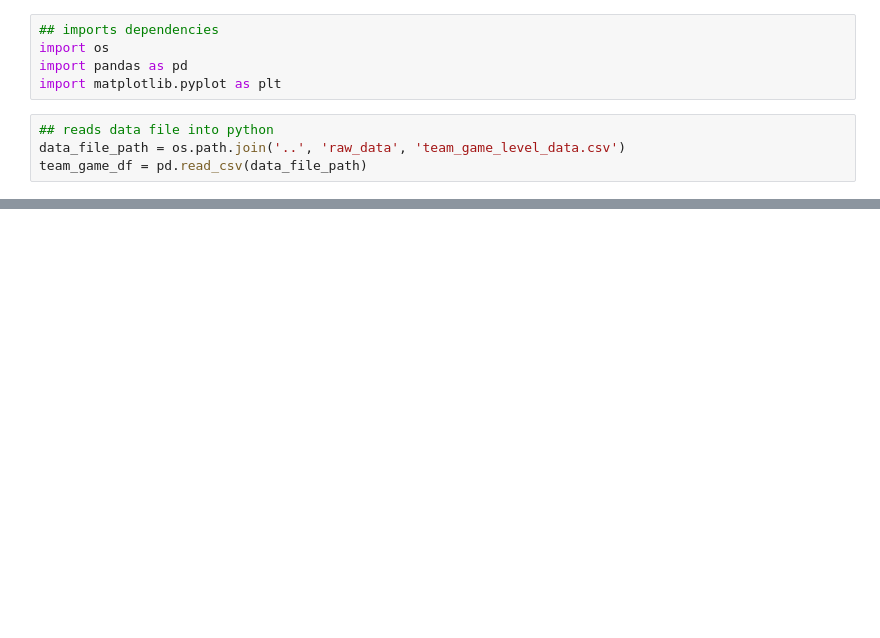
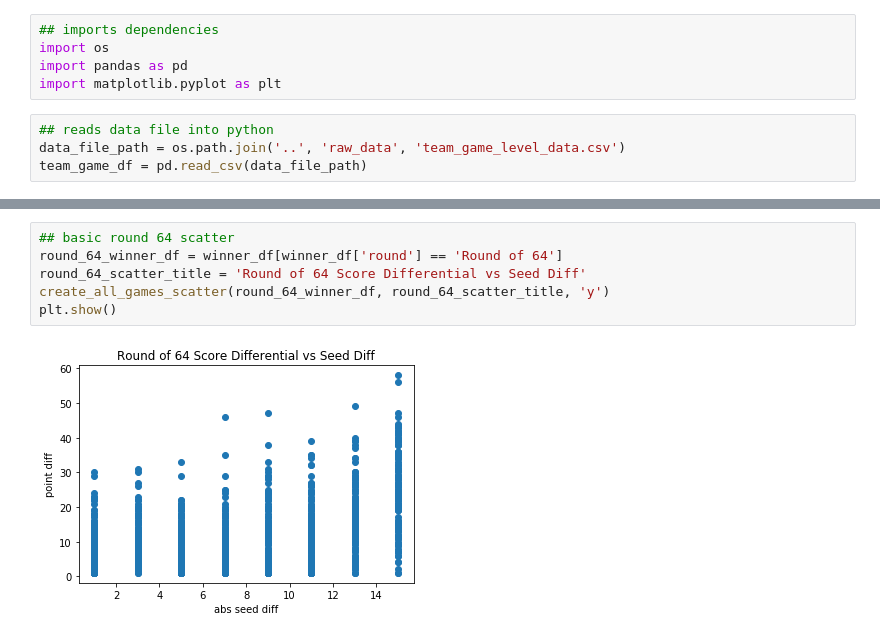
Before and after one commit to mmclaughlin87/march-madness-historical-perfomance, a Jupyter notebook: matchup_summary/point differential vs seed differential.ipynb, the cells around one changed output, grey strips where cells are left out. Cells and saved outputs as stored; diff of their text form; blank space fills up the shorter version.

```diff
--- a/matchup_summary/point differential vs seed differential.ipynb
+++ b/matchup_summary/point differential vs seed differential.ipynb
@@ -63,0 +77,8 @@ plt.show()
+# %%
+## basic round 64 scatter
+round_64_winner_df = winner_df[winner_df['round'] == 'Round of 64']
+round_64_scatter_title = 'Round of 64 Score Differential vs Seed Diff'
+create_all_games_scatter(round_64_winner_df, round_64_scatter_title, 'y')
+plt.show()
+# %% [output]
+[figure, added]
```
Also changed, not shown: parts of 22 cells of this notebook, 1 other file.
